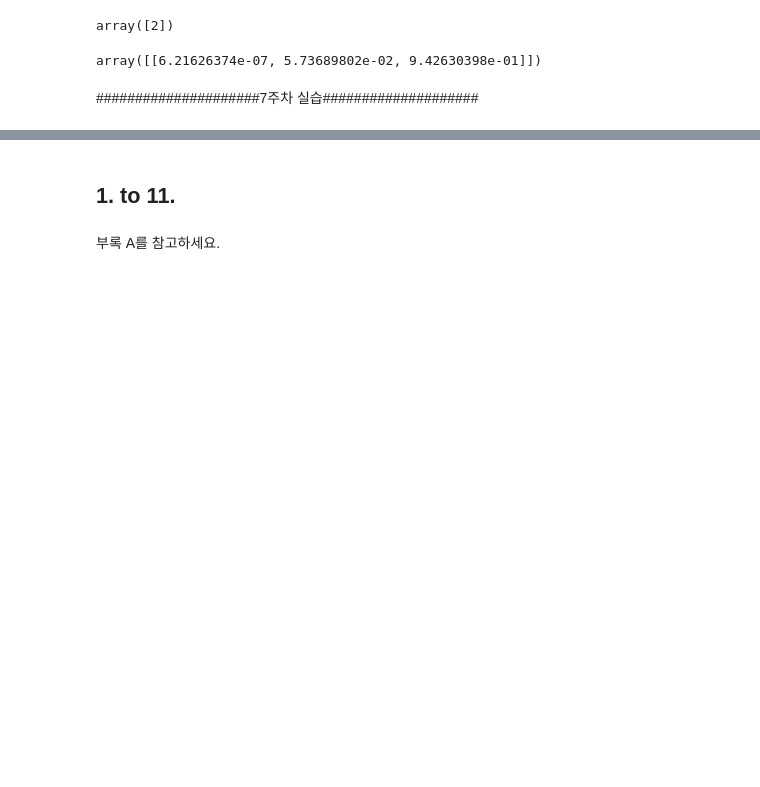
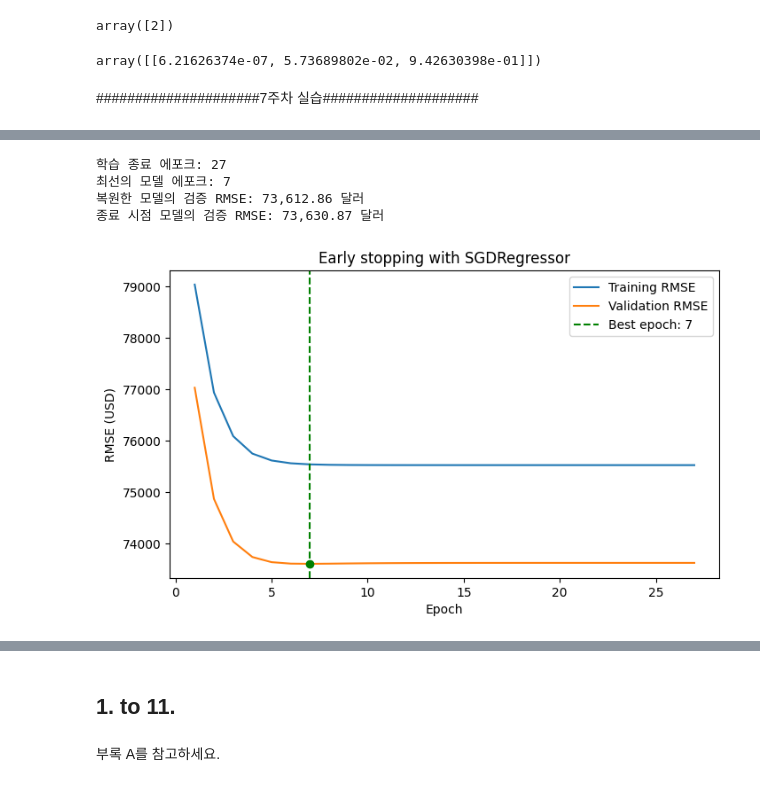
Before and after one commit to ssukk99/handson-ml2, a Jupyter notebook: 04_training_linear_models.ipynb, the cells around one changed output, grey strips where cells are left out. Saved outputs shown, nothing was run; the diff lists cells and outputs as text; code cells hidden in the pictures; blank space fills up the shorter version.

```diff
--- a/04_training_linear_models.ipynb
+++ b/04_training_linear_models.ipynb
@@ -963,0 +1344,59 @@ array([[6.21626374e-07, 5.73689802e-02, 9.42630398e-01]])
+# %%
+# 조기 종료에서도 훈련 데이터로만 표준화 기준을 구함
+early_scaler = StandardScaler()
+X_train_scaled = early_scaler.fit_transform(X_train)
+X_val_scaled = early_scaler.transform(X_val)
+
+early_model = SGDRegressor(
+    max_iter=1, tol=None, warm_start=True, penalty=None,
+    learning_rate="constant", eta0=0.0005, random_state=42
+)
+max_epochs = 1000  # 최대 반복 횟수
+patience = 20  # 검증 오차가 개선되지 않아도 기다리는 횟수
+minimum_val_error = np.inf
+no_improvement = 0
+train_history, val_history = [], []
+
+for epoch in range(max_epochs):
+    early_model.fit(X_train_scaled, y_train.ravel())  # 한 에포크 학습
+    train_rmse = np.sqrt(mean_squared_error(y_train, early_model.predict(X_train_scaled)))
+    val_rmse = np.sqrt(mean_squared_error(y_val, early_model.predict(X_val_scaled)))
+    train_history.append(train_rmse)
+    val_history.append(val_rmse)
+
+    if val_rmse < minimum_val_error:
+        minimum_val_error = val_rmse
+        best_epoch = epoch + 1  # 출력은 1부터 세는 에포크 번호
+        best_model = deepcopy(early_model)  # 가장 좋았던 계수까지 별도로 복사
+        no_improvement = 0
+    else:
+        no_improvement += 1
+
+    if no_improvement >= patience:
+        break  # 검증 오차가 20번 연속 개선되지 않으면 중단
+
+stopped_epoch = epoch + 1
+best_val_pred = best_model.predict(X_val_scaled)  # 마지막 모델 대신 최선의 모델 사용
+restored_rmse = np.sqrt(mean_squared_error(y_val, best_val_pred))
+print("학습 종료 에포크:", stopped_epoch)
+print("최선 모델 에포크:", best_epoch)
+print(f"복원 모델 검증 RMSE: {restored_rmse:,.2f} 달러")
+print(f"종료 시점 모델 검증 RMSE: {val_history[-1]:,.2f} 달러")
+
+epoch_numbers = np.arange(1, stopped_epoch + 1)
+plt.figure(figsize=(8, 4.5))
+plt.plot(epoch_numbers, train_history, label="Training RMSE")
+plt.plot(epoch_numbers, val_history, label="Validation RMSE")
+plt.axvline(best_epoch, color="green", linestyle="--", label=f"Best epoch: {best_epoch}")
+plt.scatter([best_epoch], [minimum_val_error], color="green", zorder=3)
+plt.xlabel("Epoch")
+plt.ylabel("RMSE (USD)")
+plt.title("Early stopping with SGDRegressor")
+plt.legend()
+plt.show()
+# %% [output]
+학습 종료 에포크: 27
+최선의 모델 에포크: 7
+복원한 모델의 검증 RMSE: 73,612.86 달러
+종료 시점 모델의 검증 RMSE: 73,630.87 달러
+[figure, added]
```
Also changed, not shown: parts of 50 cells of this notebook.
